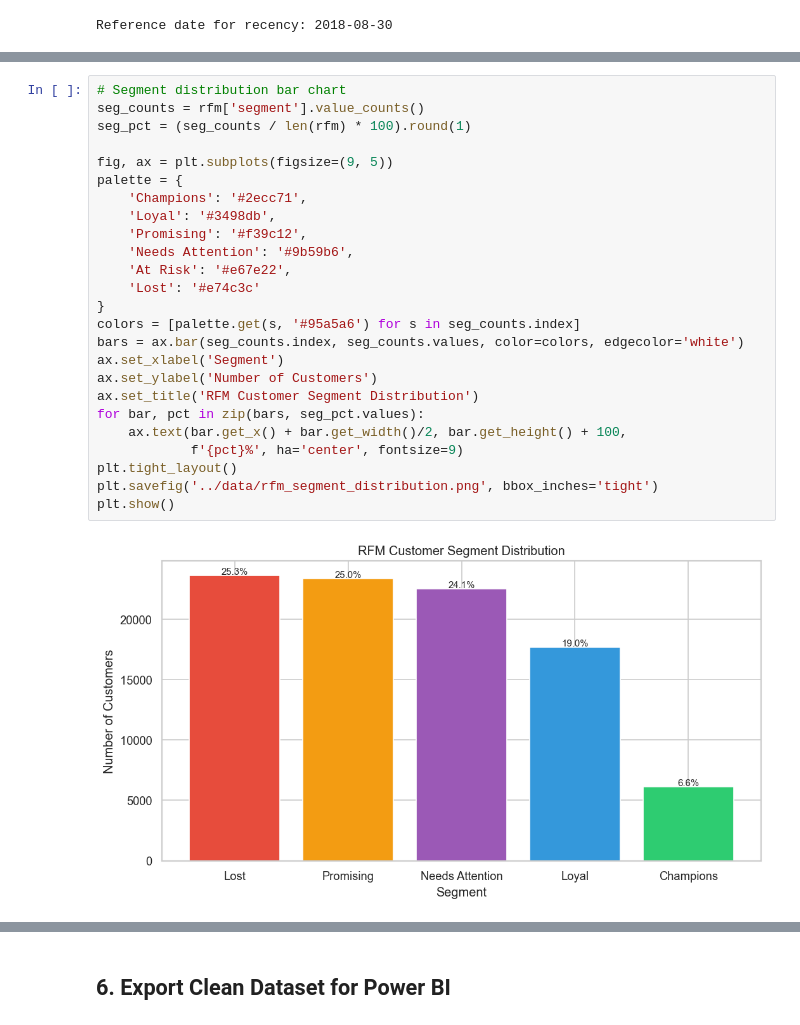
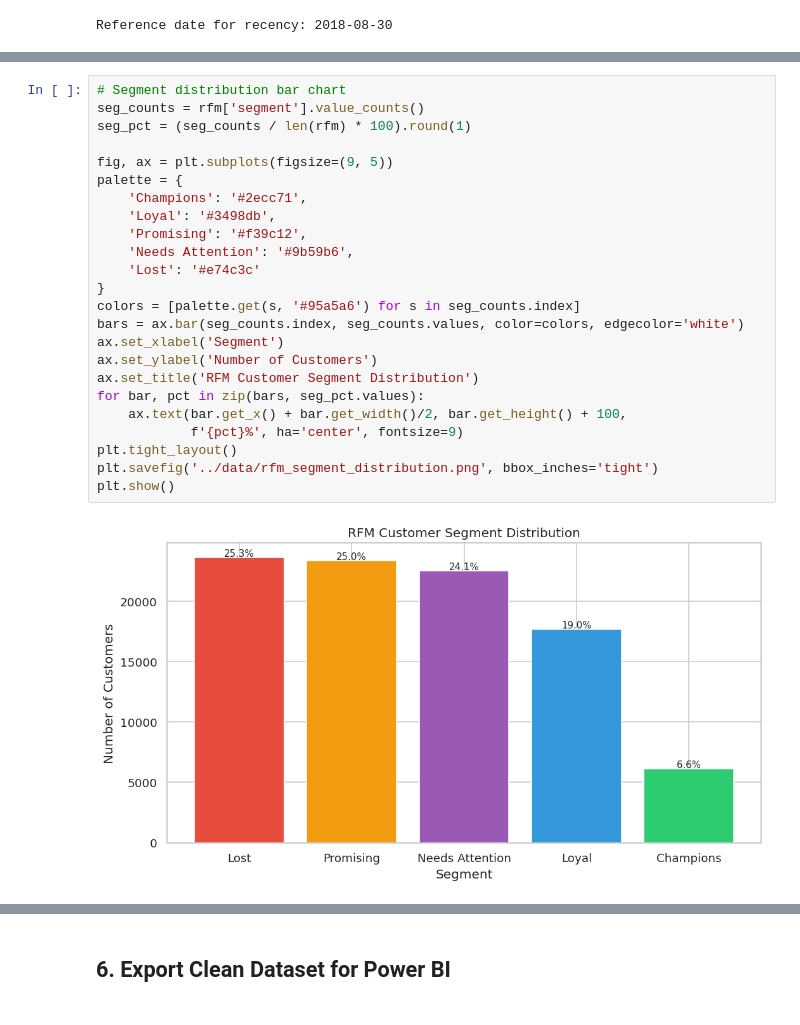
Before and after one commit to AustinLD/olist-ecommerce-analysis, a Jupyter notebook: notebooks/01_eda_analysis.ipynb, the cells around one changed output, grey strips where cells are left out. Saved outputs shown, nothing was run; the diff lists cells and outputs as text.

```diff
--- a/notebooks/01_eda_analysis.ipynb
+++ b/notebooks/01_eda_analysis.ipynb
@@ -277,30 +343,29 @@ Total customers: 93,358
 # %%
 # Segment distribution bar chart
 seg_counts = rfm['segment'].value_counts()
 seg_pct = (seg_counts / len(rfm) * 100).round(1)
 
 fig, ax = plt.subplots(figsize=(9, 5))
 palette = {
     'Champions': '#2ecc71',
     'Loyal': '#3498db',
     'Promising': '#f39c12',
     'Needs Attention': '#9b59b6',
-    'At Risk': '#e67e22',
     'Lost': '#e74c3c'
 }
 colors = [palette.get(s, '#95a5a6') for s in seg_counts.index]
 bars = ax.bar(seg_counts.index, seg_counts.values, color=colors, edgecolor='white')
 ax.set_xlabel('Segment')
 ax.set_ylabel('Number of Customers')
 ax.set_title('RFM Customer Segment Distribution')
 for bar, pct in zip(bars, seg_pct.values):
     ax.text(bar.get_x() + bar.get_width()/2, bar.get_height() + 100,
             f'{pct}%', ha='center', fontsize=9)
 plt.tight_layout()
 plt.savefig('../data/rfm_segment_distribution.png', bbox_inches='tight')
 plt.show()
 # %% [output]
-[figure, old version]
+[figure, new version]
 # %%
 # Revenue by segment
 seg_revenue = rfm.groupby('segment')['monetary'].sum().sort_values(ascending=False)
```
Also changed, not shown: parts of 16 cells of this notebook, 14 other files.
